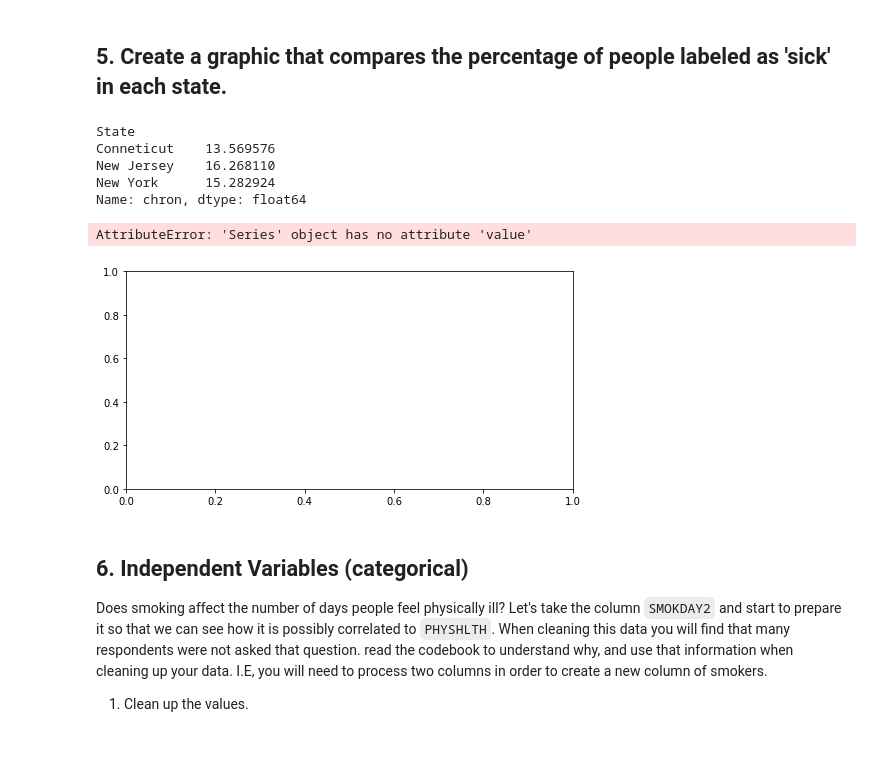
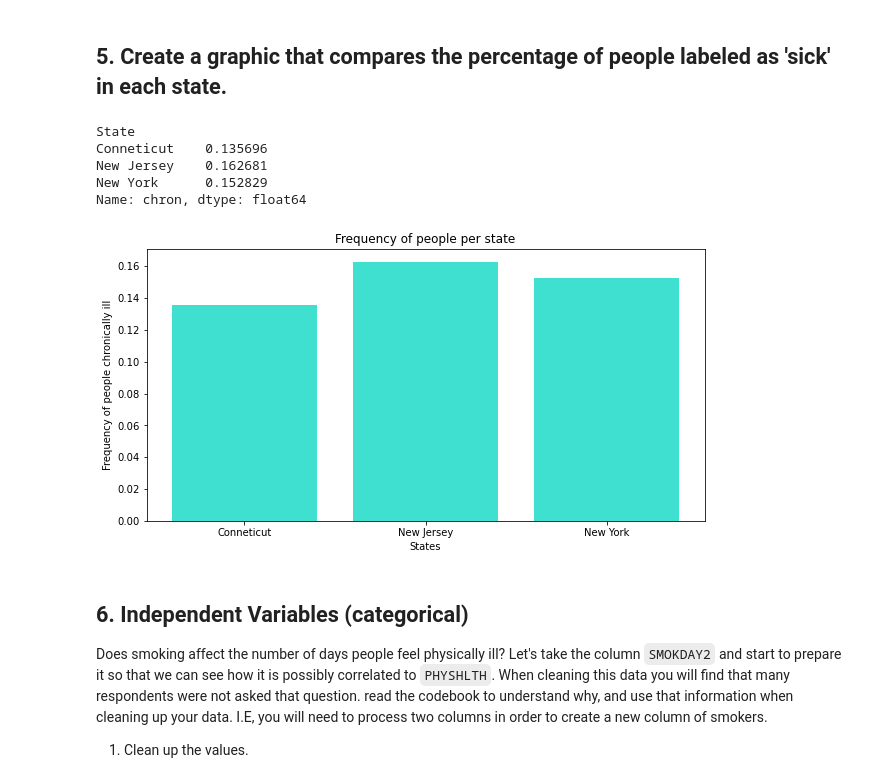
Before and after one commit to Astroraf/nyc-mhtn-ds-120720-lectures, a Jupyter notebook: Phase_1/STATS_case_study/Statistical_Tests_Applied.ipynb, the cells around one changed output. Cells and saved outputs as stored; diff of their text form; code cells hidden in the pictures; blank space fills up the shorter version.

```diff
--- a/Phase_1/STATS_case_study/Statistical_Tests_Applied.ipynb
+++ b/Phase_1/STATS_case_study/Statistical_Tests_Applied.ipynb
@@ -218,6 +231,13 @@ df['Phys_hlth'].value_counts()
 23.0        4
 Name: Phys_hlth, dtype: int64
 # %%
+df = df[(df['Phys_hlth']!= 99.0) &
+        (df['Phys_hlth']!= 77.0)]
+
+#Assings the dataframe without the 99 and 77 values that are
+#for
+
+
 df['Phys_hlth'] = np.where(df['Phys_hlth'] == 88.0 , 0, df['Phys_hlth'])
 # %%
 mean_hlth = df[df['Phys_hlth']<= 30]['Phys_hlth'].mean()
@@ -247,8 +267,6 @@ df['Phys_hlth'].value_counts()
 26.0        7
 23.0        4
 Name: Phys_hlth, dtype: int64
-# %%
-df = df[(df['Phys_hlth']!= 99.0) & (df['Phys_hlth']!= 77.0)] #Assings the dataframe without the 99 value which the person refused
 # %%
 #your code here
 # 88 to 0
@@ -389,35 +408,32 @@ Name: chron, dtype: int64
 # %% [markdown]
 ## 5. Create a graphic that compares the percentage of people labeled as 'sick' in each state.
 # %%
-chron_sick = df.groupby('State')['chron'].value_counts(normalize=True).loc[:,1]*100
+chron_sick = df.groupby('State')['chron'].value_counts(normalize=True).loc[:,1]#*100
 #Group by state and state and chronically ill, normalize the value count then slice the dataframe with a specific condition
 # %%
 chron_sick
 # %% [output]
 State
-Conneticut    13.569576
-New Jersey    16.268110
-New York      15.282924
+Conneticut    0.135696
+New Jersey    0.162681
+New York      0.152829
 Name: chron, dtype: float64
 # %%
 # create graphic to compare chronically sick by state
-fig, ax = plt.subplots(figsize = (8,4))
+fig, ax = plt.subplots(figsize = (10,5))
 
-ax.bar(chron_sick.index, chron_sick.value)
+ax.bar(st_means.index, chron_sick.values, align = 'center', color = 'turquoise')
 
 
 
 # Set the y-axis label
 ax.set_xlabel('States')
 ax.set_ylabel('Frequency of people chronically ill')
 ax.set_title('Frequency of people per state')
-plt.xticks(st_num, States, size='small')
-
 
 plt.show()
 # %% [output]
-AttributeError: 'Series' object has no attribute 'value'
-[figure, old version]
+[figure, new version]
 # %% [markdown]
 ## 6. Independent Variables (categorical)
 
```
Also changed, not shown: parts of 42 cells of this notebook.
